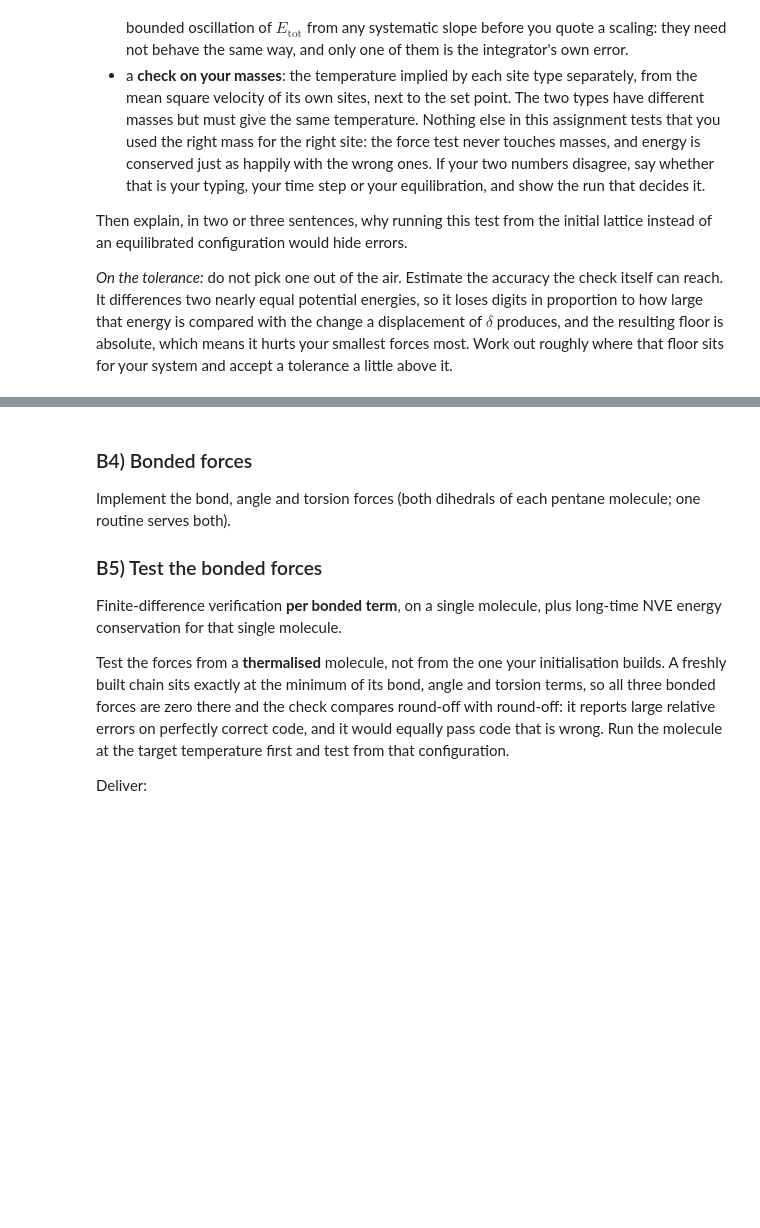
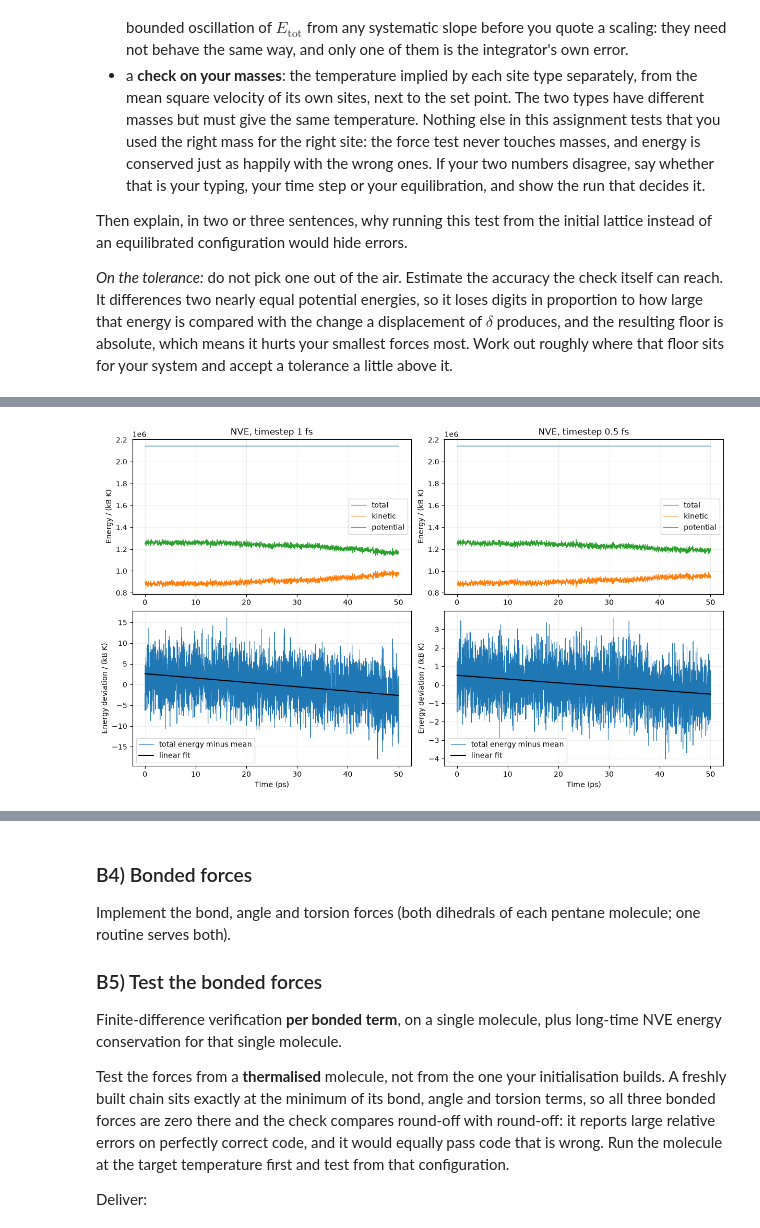
Before and after one commit to datomic117/Particle_based_simulations, a Jupyter notebook: Assignment_2/A2.ipynb, the cells around one changed output, grey strips where cells are left out. Cells and saved outputs as stored; diff of their text form; code cells hidden in the pictures; blank space fills up the shorter version.

```diff
--- a/Assignment_2/A2.ipynb
+++ b/Assignment_2/A2.ipynb
@@ -961,2 +1106,98 @@ tolerance a little above it.
 # %%
-# B3: energy vs time for the NVE run; drift numbers (load from data/)
+"""B1-B3 analysis. Run from the notebook directory; all inputs are in data/."""
+from pathlib import Path
+import re
+import numpy as np
+import pandas as pd
+import matplotlib.pyplot as plt
+from IPython.display import display
+
+time_unit_ps = np.sqrt(1.66053906660e-27 * 1e-20 / 1.380649e-23) / 1e-12
+b1 = pd.read_csv("data/b1_output_check.csv")
+nve1 = pd.read_csv("data/b3_nve_1fs.csv")
+nvehalf = pd.read_csv("data/b3_nve_05fs.csv")
+equil = pd.read_csv("data/b3_equil_long.csv")
+force_log = Path("data/b3_forcecheck.txt").read_text(encoding="utf-8")
+
+# B1: check the actual saved output, rather than just describing its format.
+energy_residual = np.max(np.abs(b1.Etot_internal - b1.Epot_internal - b1.Ekin_internal))
+temperature_residual = np.max(np.abs(b1.T_internal - 2*b1.Ekin_internal/(3*2000-3)))
+assert np.isfinite(b1.to_numpy()).all()
+assert np.all(np.diff(b1.step) == 10)
+assert energy_residual < 1e-8 and temperature_residual < 1e-12
+print(f"B1: {len(b1)} finite rows, spacing 10 steps; max |E-K-U| = {energy_residual:.3g}; "
+      f"max temperature identity error = {temperature_residual:.3g} K")
+
+# The checker reports a vector-relative force error for each particle.
+force_errors = np.array([float(v) for v in re.findall(r"Particle .*?rel.err=([^\s]+)", force_log)])
+force_norms = np.array([np.linalg.norm([float(v) for v in xyz.split(',')])
+                        for xyz in re.findall(r"Force analytical: \(([^)]+)\)", force_log)])
+virial_error = float(re.search(r"Virial test:.*rel.err=([^\s]+)", force_log)[1])
+assert len(force_errors) == 2000 and "not tested" not in force_log
+# Scale estimate from the saved 20 ps NVT endpoint; the old log lacks run metadata.
+earlier_equil = pd.read_csv("data/b3_equil_retry.csv")
+energy_scale = abs(earlier_equil.Epot_internal.iloc[-1])
+delta = 1e-6
+absolute_floor = 16*np.finfo(float).eps*energy_scale/delta
+relative_floor = absolute_floor/force_norms.min()
+display(pd.DataFrame({
+    "check": ["max force error, 2000 sites", "global virial error"],
+    "FD step": ["delta = 1e-6 angstrom", "h = 1e-6 (dimensionless)"],
+    "relative error": [force_errors.max(), virial_error],
+    "accepted tolerance": [1e-4, 1e-8],
+    "within tolerance": [force_errors.max() < 1e-4, virial_error < 1e-8],
+}))
+print(f"Force noise estimate: {absolute_floor:.3g} internal force units; "
+      f"smallest |F| = {force_norms.min():.3g}; relative floor ~ {relative_floor:.3g}.")
+
+fig, axes = plt.subplots(2, 2, figsize=(12, 7), constrained_layout=True)
+drift_rows = []
+for column, (label, frame) in enumerate([(1.0, nve1), (0.5, nvehalf)]):
+    t = frame.time_internal.to_numpy()*time_unit_ps
+    energy = frame.Etot_internal.to_numpy()
+    slope, intercept = np.polyfit(t, energy, 1)
+    residual = energy - (slope*t + intercept)
+    for field, legend in [("Etot_internal", "total"), ("Ekin_internal", "kinetic"), ("Epot_internal", "potential")]:
+        axes[0, column].plot(t, frame[field], label=legend, linewidth=0.8)
+    axes[0, column].set(title=f"NVE, timestep {label:g} fs", ylabel="Energy / (kB K)")
+    axes[0, column].legend()
+    axes[1, column].plot(t, energy-energy.mean(), lw=0.7, label="total energy minus mean")
+    axes[1, column].plot(t, slope*t+intercept-energy.mean(), color="black", label="linear fit")
+    axes[1, column].set(xlabel="Time (ps)", ylabel="Energy deviation / (kB K)")
+    axes[1, column].legend()
+    drift_rows.append({"dt (fs)": label, "duration (ps)": t[-1], "slope (internal energy/ps)": slope,
+                       "relative drift (1/ps)": slope/abs(energy.mean()),
+                       "detrended RMS (internal energy)": np.std(residual)})
+for ax in axes.flat:
+    ax.grid(alpha=0.2)
+plt.show()
+drift = pd.DataFrame(drift_rows)
+display(drift)
+print("1 fs / 0.5 fs ratios: |slope| = "
+      f"{abs(drift_rows[0]['slope (internal energy/ps)']/drift_rows[1]['slope (internal energy/ps)']):.3f}; "
+      "detrended RMS = "
+      f"{drift_rows[0]['detrended RMS (internal energy)']/drift_rows[1]['detrended RMS (internal energy)']:.3f}")
+
+# Five contiguous blocks expose slow relaxation; block SEs are descriptive,
+# not reliable equilibrium uncertainties when those block means keep drifting.
+temperature_rows = []
+fig, axes = plt.subplots(1, 3, figsize=(14, 3.8), constrained_layout=True)
+for ax, (label, frame) in zip(axes, [("NVE 1 fs", nve1), ("NVE 0.5 fs", nvehalf), ("NVT, longer continuation", equil)]):
+    blocks = np.array_split(np.arange(len(frame)), 5)
+    times = [frame.time_internal.iloc[idx].mean()*time_unit_ps for idx in blocks]
+    for field, kind in [("T_CH3_K", "CH3"), ("T_CH2_K", "CH2")]:
+        ax.plot(times, [frame[field].iloc[idx].mean() for idx in blocks], "o-", label=kind)
+        late = frame[field].to_numpy()[len(frame)//2:]
+        means = np.array([part.mean() for part in np.array_split(late, 5)])
+        temperature_rows.append({"run": label, "type": kind, "mean, last half (K)": late.mean(),
+                                 "5-block SE (K)": means.std(ddof=1)/np.sqrt(5), "set point (K)": 293.0})
+    ax.axhline(293, color="black", ls="--", label="293 K")
+    ax.set(title=label, xlabel="Time within run (ps)", ylabel="Block mean temperature (K)")
+    ax.legend()
+    ax.grid(alpha=0.2)
+plt.show()
+display(pd.DataFrame(temperature_rows))
+display(pd.DataFrame({"NVT time block (ps)": ["0-10", "10-20", "20-30", "30-40", "40-50"],
+                      "mean potential energy (internal)": [part.mean() for part in np.array_split(equil.Epot_internal.to_numpy(), 5)]}))
+print("Conclusion: good force/energy checks, but continued structural relaxation; equilibrium is not yet demonstrated.")
+# %% [output]
@@ -962,0 +1209 @@ tolerance a little above it.
+[figure, added]
```
Also changed, not shown: parts of 6 cells of this notebook, 10 other files.
